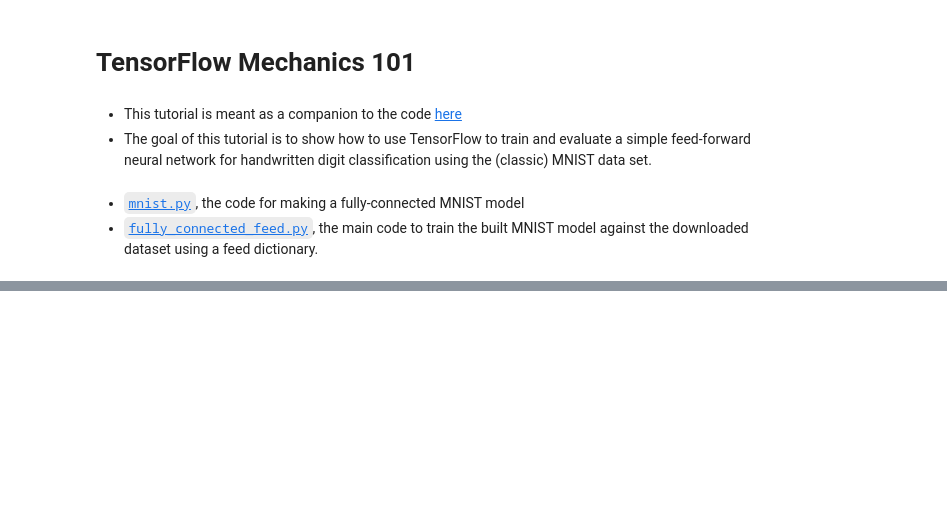
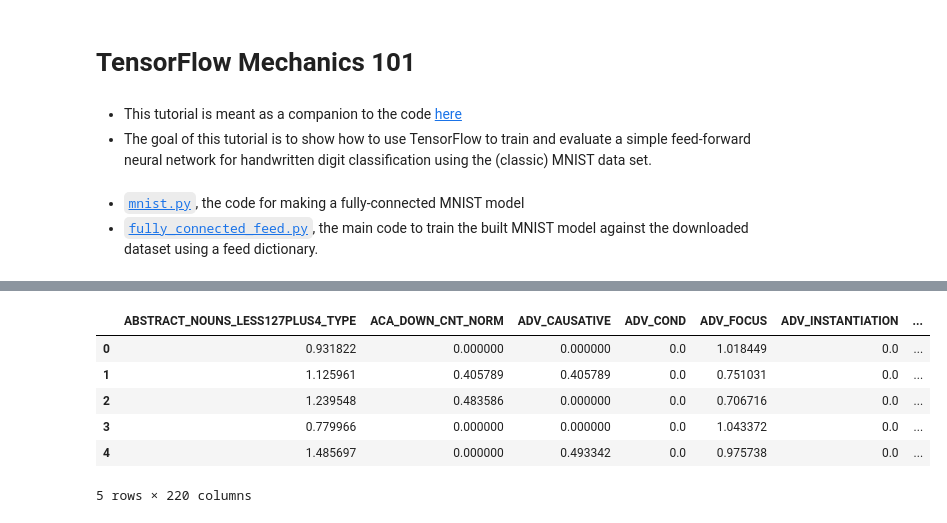
Before and after one commit to mulhod/tensorflow_tutorials, a Jupyter notebook: tutorial_notebooks/TensorFlow_Mechanics_101/TensorFlow_Mechanics_101.ipynb, the cells around one changed output, grey strips where cells are left out. Cells and saved outputs as stored; diff of their text form; code cells hidden in the pictures; blank space fills up the shorter version.

```diff
--- a/tutorial_notebooks/TensorFlow_Mechanics_101/TensorFlow_Mechanics_101.ipynb
+++ b/tutorial_notebooks/TensorFlow_Mechanics_101/TensorFlow_Mechanics_101.ipynb
@@ -51,6 +17,0 @@ IMAGE_PIXELS = 9
-# %%
-train_features,train_labels, test_features, test_labels = read_praxis_data()
-print(train_features.shape)
-print(type(train_features))
-print(test_labels.shape)
-print(train_features[:2])
@@ -67,0 +131,11 @@ print(train_features[:2])
+# %%
+# What the features look like
+train_features.head()
+# %% [output]
+|  | ABSTRACT_NOUNS_LESS127PLUS4_TYPE | ACA_DOWN_CNT_NORM | ADV_CAUSATIVE | ADV_COND | ADV_FOCUS | ADV_INSTANTIATION | ... |
+| 0 | 0.931822 | 0.000000 | 0.000000 | 0.0 | 1.018449 | 0.0 | ... |
+| 1 | 1.125961 | 0.405789 | 0.405789 | 0.0 | 0.751031 | 0.0 | ... |
+| 2 | 1.239548 | 0.483586 | 0.000000 | 0.0 | 0.706716 | 0.0 | ... |
+| 3 | 0.779966 | 0.000000 | 0.000000 | 0.0 | 1.043372 | 0.0 | ... |
+| 4 | 1.485697 | 0.000000 | 0.493342 | 0.0 | 0.975738 | 0.0 | ... |
+5 rows × 220 columns
```
Also changed, not shown: parts of 23 cells of this notebook.
